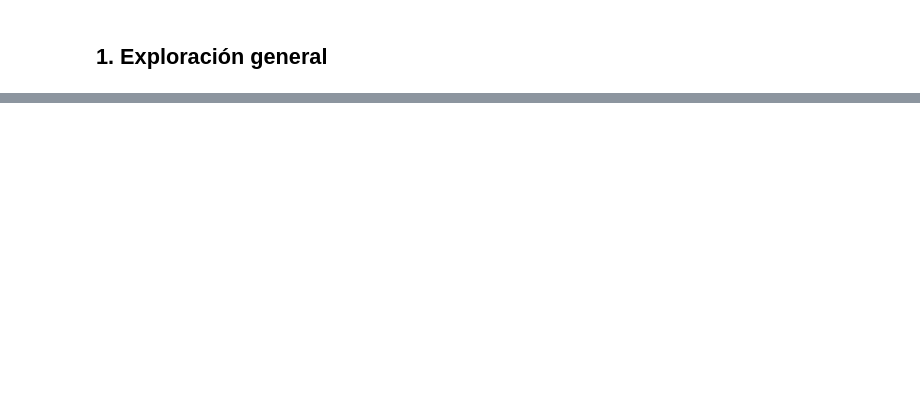
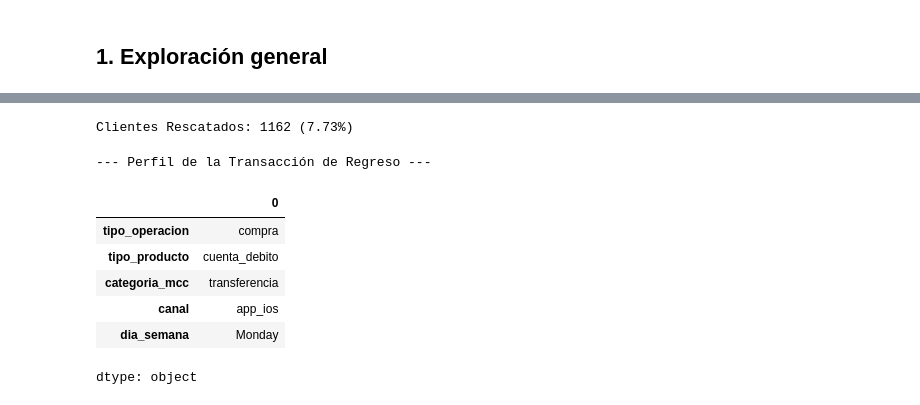
Before and after one commit to Mmateo101/hey-datathon-2026, a Jupyter notebook: notebooks/01_eda.ipynb, the cells around one changed output, grey strips where cells are left out. Cells and saved outputs as stored; diff of their text form; code cells hidden in the pictures; blank space fills up the shorter version.

```diff
--- a/notebooks/01_eda.ipynb
+++ b/notebooks/01_eda.ipynb
@@ -45,0 +95,57 @@ clientes.describe()
+# %%
+import pandas as pd
+import numpy as np
+
+# 1. Preparar fechas
+transacciones['fecha_hora'] = pd.to_datetime(transacciones['fecha_hora'])
+max_date = transacciones['fecha_hora'].max()
+
+# 2. Calcular gaps entre transacciones consecutivas
+transacciones = transacciones.sort_values(['user_id', 'fecha_hora'])
+transacciones['gap_days'] = transacciones.groupby('user_id')['fecha_hora'].diff().dt.days
+
+# 3. Identificar clientes que tuvieron un gap de 45-90 días
+users_with_gap = transacciones[(transacciones['gap_days'] >= 45) & (transacciones['gap_days'] <= 90)]['user_id'].unique()
+
+# 4. Identificar clientes activos en los últimos 30 días
+last_30_days_limit = max_date - pd.Timedelta(days=30)
+users_active_last_30 = transacciones[transacciones['fecha_hora'] >= last_30_days_limit]['user_id'].unique()
+
+# 5. Intersección para encontrar 'Rescatados'
+rescatados_ids = np.intersect1d(users_with_gap, users_active_last_30)
+
+# Marcar en el dataframe de clientes
+clientes['segmento'] = 'General'
+clientes.loc[clientes['user_id'].isin(rescatados_ids), 'segmento'] = 'Rescatado'
+
+# Métricas básicas
+n_rescatados = len(rescatados_ids)
+pct_rescatados = (n_rescatados / len(clientes)) * 100
+
+print(f'Clientes Rescatados: {n_rescatados} ({pct_rescatados:.2f}%)')
+# %% [output]
+Clientes Rescatados: 1162 (7.73%)
+# %%
+# 6. Analizar la transacción de regreso
+# Tomamos la primera transacción después del gap de 45-90 días
+txn_regreso = transacciones[transacciones['user_id'].isin(rescatados_ids)].copy()
+txn_regreso = txn_regreso[txn_regreso['gap_days'] >= 45].groupby('user_id').head(1)
+
+# Unir con productos para ver el tipo de producto
+txn_regreso = txn_regreso.merge(productos[['producto_id', 'tipo_producto']], on='producto_id', how='left')
+
+# Extraer hora y día
+txn_regreso['hora_dia'] = txn_regreso['fecha_hora'].dt.hour
+txn_regreso['dia_semana'] = txn_regreso['fecha_hora'].dt.day_name()
+
+print("--- Perfil de la Transacción de Regreso ---")
+display(txn_regreso[['tipo_operacion', 'tipo_producto', 'categoria_mcc', 'canal', 'dia_semana']].mode().iloc[0])
+# %% [output]
+--- Perfil de la Transacción de Regreso ---
+|  | 0 |
+| tipo_operacion | compra |
+| tipo_producto | cuenta_debito |
+| categoria_mcc | transferencia |
+| canal | app_ios |
+| dia_semana | Monday |
+dtype: object
```
Also changed, not shown: parts of 7 cells of this notebook.
